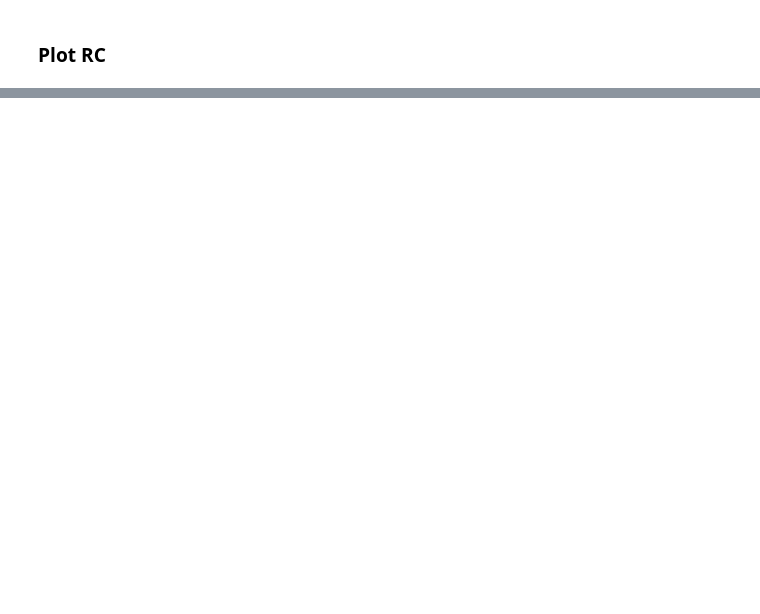
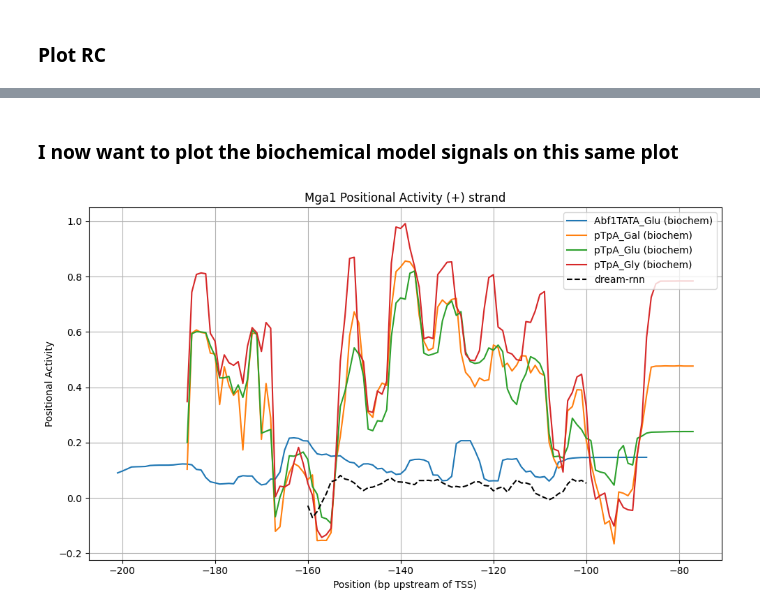
Before and after one commit to de-Boer-Lab/position-mpra, a Jupyter notebook: src/TF_position/yeast/plot_kc.ipynb, the cells around one changed output, grey strips where cells are left out. Saved outputs shown, nothing was run; the diff lists cells and outputs as text; code cells hidden in the pictures; blank space fills up the shorter version.

```diff
--- a/src/TF_position/yeast/plot_kc.ipynb
+++ b/src/TF_position/yeast/plot_kc.ipynb
@@ -147,0 +281,52 @@ plt.show()
+# %% [markdown]
+### I now want to plot the biochemical model signals on this same plot
+# %%
+import pandas as pd
+import matplotlib.pyplot as plt
+
+motif = "Mga1"
+
+# Load biochemical data
+file_path = "/scratch/st-cdeboer-1/sambina/position_mpra/data/TF_position/yeast/41587_2019_315_MOESM6_ESM.xlsx"
+biochemical = pd.read_excel(file_path, sheet_name="positional params - positional", engine="openpyxl", skiprows=1)
+df_ABF1 = biochemical[biochemical["TFAlias"] == motif.upper()].sort_values(by="position")
+
+# Load DREAM model data
+df_dream = combined_diff[combined_diff["motif_group"] == motif]
+
+# Colors
+dream_colors = {"forward": "#000000", "reverse": "#000000"}
+
+# Start plotting
+plt.figure(figsize=(10, 6))
+
+# Plot biochemical positional activity (+ strand)
+for dataset, group in df_ABF1.groupby("Dataset"):
+    plt.plot(group["position"], group["positionalActivity"], label=f"{dataset} (biochem)", linestyle='-')
+
+# Plot DREAM forward strand
+label_added = False
+for _, row in df_dream[df_dream["strand"] == "forward"].iterrows():
+    y = row[offset_cols].astype(float).values
+    plt.plot(mapped_offsets, y, linestyle='--', color=dream_colors["forward"],
+             label="dream-rnn" if not label_added else None)
+    label_added = True
+
+# Plot DREAM reverse strand
+# label_added = False
+# for _, row in df_dream[df_dream["strand"] == "reverse"].iterrows():
+#     y = row[offset_cols].astype(float).values
+#     plt.plot(mapped_offsets, y, linestyle='--', color=dream_colors["reverse"],
+#              label="DREAM (reverse)" if not label_added else None)
+#     label_added = True
+
+# Labels and legend
+plt.title(f"{motif} Positional Activity (+) strand")
+plt.xlabel("Position (bp upstream of TSS)")
+plt.ylabel("Positional Activity")
+plt.legend(loc="upper right")
+plt.grid(True)
+plt.tight_layout()
+plt.show()
+# %% [output]
+[figure, added]
```
Also changed, not shown: parts of 9 cells of this notebook.
